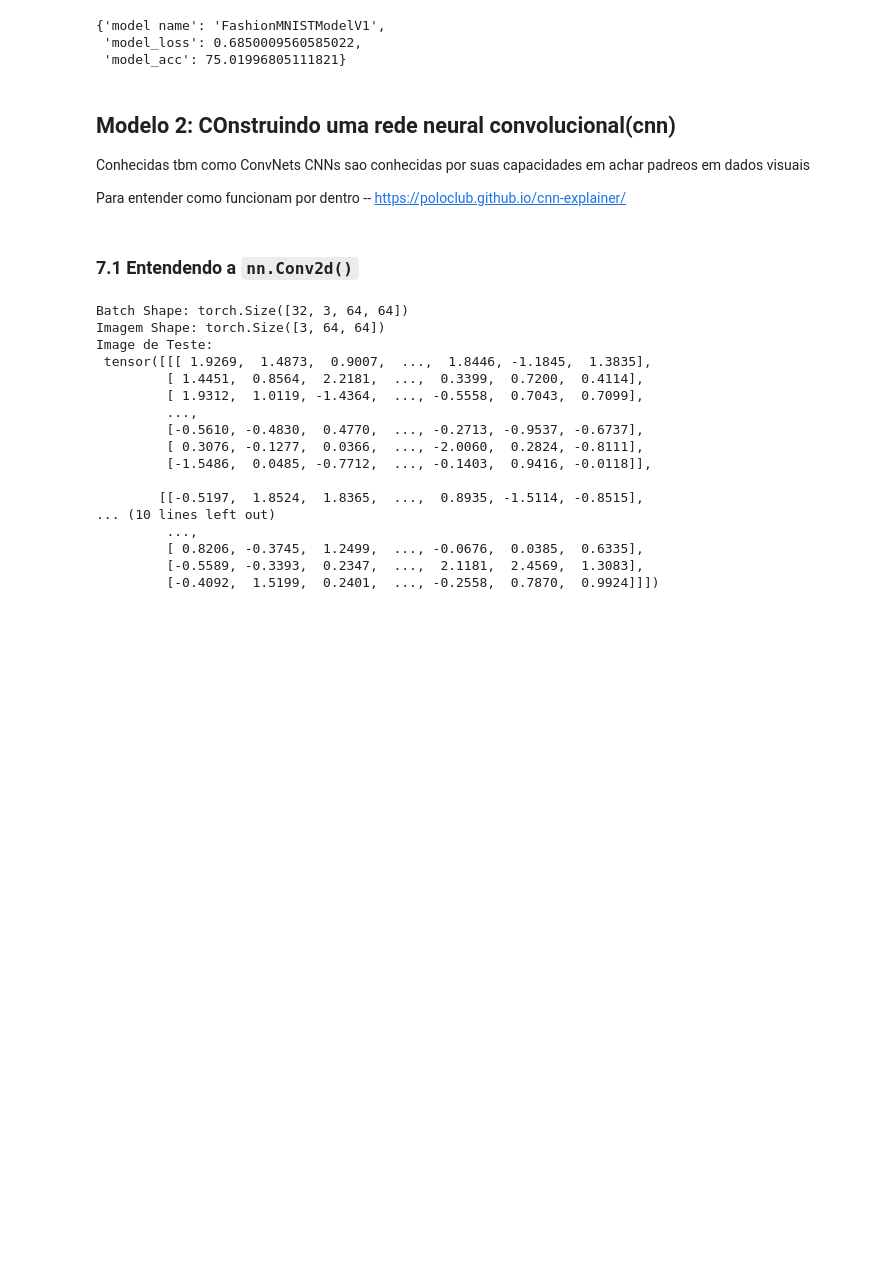
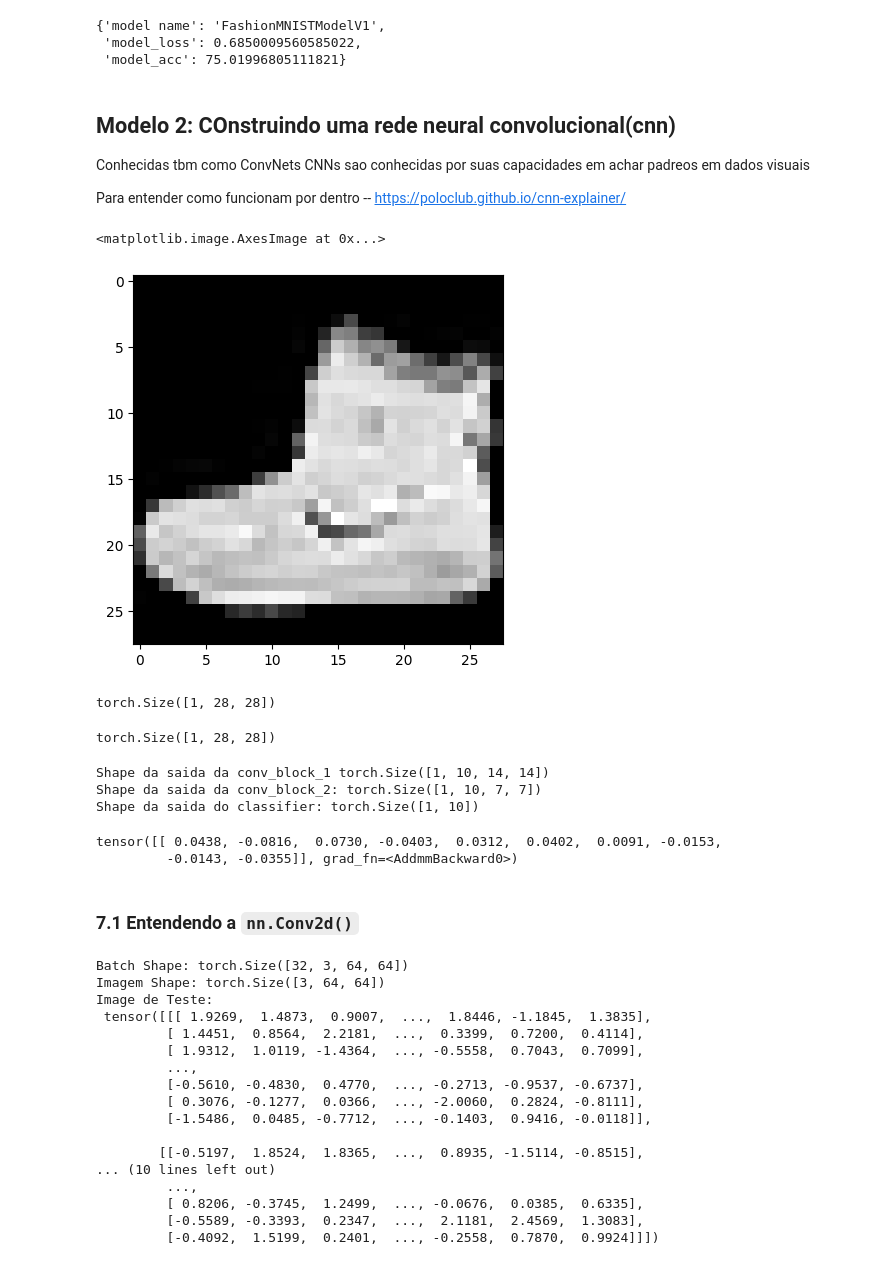
Before and after one commit to HammadD98/Modulo2-bootcamp-, a Jupyter notebook: 03_pytorch_visao_computacional.ipynb, the cells around one changed output. Saved outputs shown, nothing was run; the diff lists cells and outputs as text; code cells hidden in the pictures; blank space fills up the shorter version.

```diff
--- a/03_pytorch_visao_computacional.ipynb
+++ b/03_pytorch_visao_computacional.ipynb
@@ -801,6 +803,29 @@ torch.manual_seed(42)
 model_2 = FashionMNISTModelV2(input_shape=1,
                               hidden_units=10,
                               output_shape=len(class_names)).to(device)
+# %%
+plt.imshow(image.squeeze(), cmap="gray")
+# %% [output]
+<matplotlib.image.AxesImage at 0x...>
+[figure, added]
+# %%
+image.shape
+# %% [output]
+torch.Size([1, 28, 28])
+# %%
+rand_image_tensor = torch.randn(size=(1, 28, 28))
+rand_image_tensor.shape
+# %% [output]
+torch.Size([1, 28, 28])
+# %%
+#Passando a imagem pelo modelo
+model_2(rand_image_tensor.unsqueeze(0))
+# %% [output]
+Shape da saida da conv_block_1 torch.Size([1, 10, 14, 14])
+Shape da saida da conv_block_2: torch.Size([1, 10, 7, 7])
+Shape da saida do classifier: torch.Size([1, 10])
+tensor([[ 0.0438, -0.0816,  0.0730, -0.0403,  0.0312,  0.0402,  0.0091, -0.0153,
+         -0.0143, -0.0355]], grad_fn=<AddmmBackward0>)
 # %% [markdown]
 ### 7.1 Entendendo a `nn.Conv2d()`
 # %%
```
Also changed, not shown: parts of 2 cells of this notebook.
